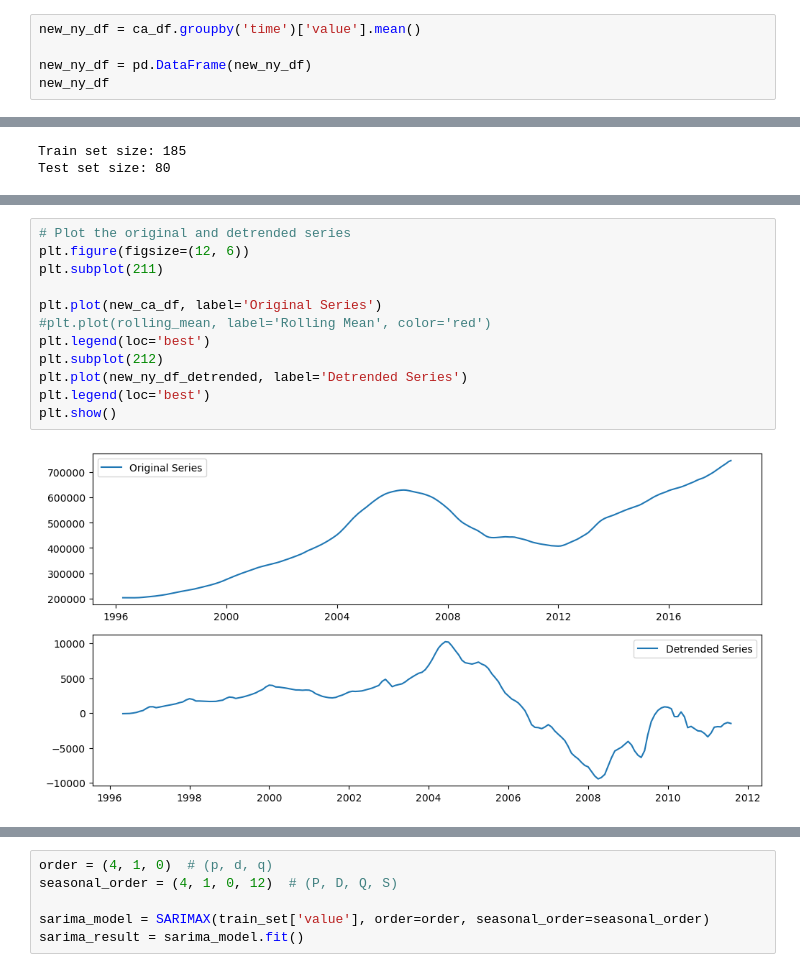
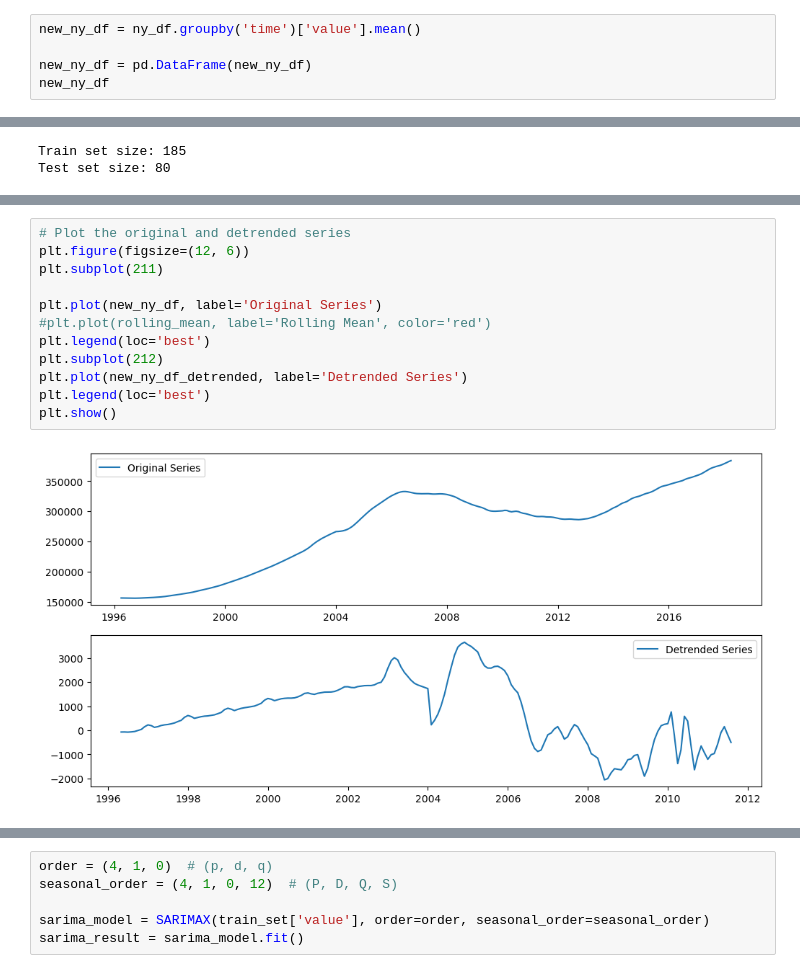
Before and after one commit to EdmundNyaribo/Phase-4-Project, a Jupyter notebook: Student.ipynb, the cells around one changed output, grey strips where cells are left out. Cells and saved outputs as stored; diff of their text form.

```diff
--- a/Student.ipynb
+++ b/Student.ipynb
@@ -1959,7 +2053,7 @@ ny_df
 | 3899734 | 12720 | 62697 | 14718 | Bethel | New York | missing | Sullivan | 0.886400 | 0.304609 | 2018-04-01 | ... |
 268710 rows × 13 columns
 # %%
-new_ny_df = ca_df.groupby('time')['value'].mean()
+new_ny_df = ny_df.groupby('time')['value'].mean()
 
 new_ny_df = pd.DataFrame(new_ny_df)
 new_ny_df
@@ -2061,17 +2155,17 @@ new_ny_df_detrended
 # %%
 # Plot the original and detrended series
 plt.figure(figsize=(12, 6))
 plt.subplot(211)
 
-plt.plot(new_ca_df, label='Original Series')
+plt.plot(new_ny_df, label='Original Series')
 #plt.plot(rolling_mean, label='Rolling Mean', color='red')
 plt.legend(loc='best')
 plt.subplot(212)
 plt.plot(new_ny_df_detrended, label='Detrended Series')
 plt.legend(loc='best')
 plt.show()
 # %% [output]
-[figure, old version]
+[figure, new version]
 # %%
 label = 'New York'
 max_lags_acf = min(20, len(new_ny_df_detrended)-1)  # Adjust lags for ACF based on data length
```
Also changed, not shown: parts of 57 cells of this notebook.
